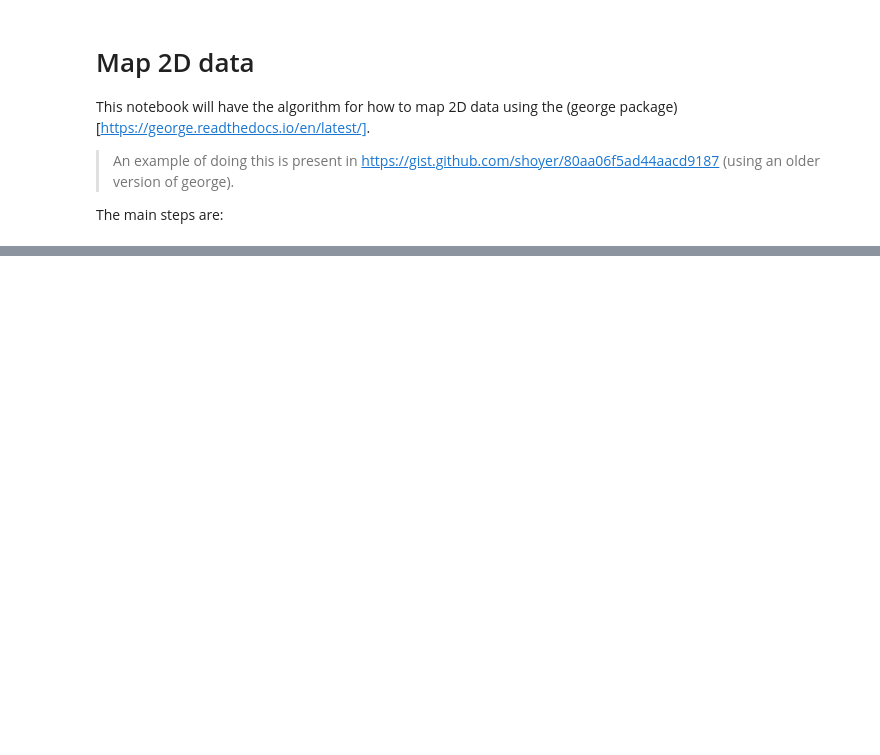
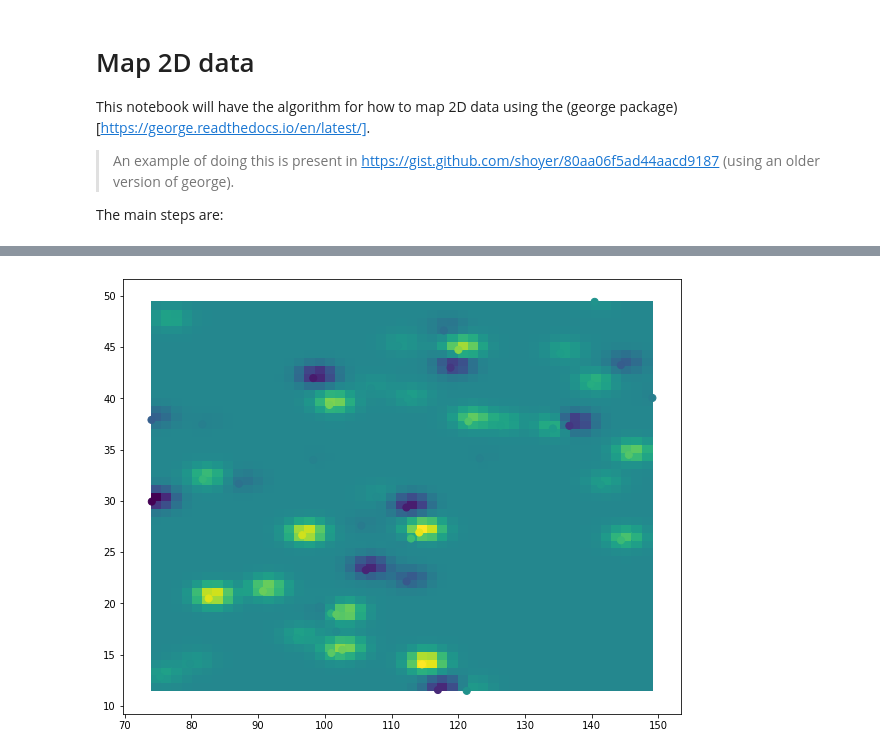
Before and after one commit to oceanhackweek/ohw20-proj-argo-mapping, a Jupyter notebook: notebook2-interpolate_2D_using_george-isabelle.ipynb, the cells around one changed output, grey strips where cells are left out. Drawn from its saved outputs; the diff is of its cells as text; code cells hidden in the pictures; blank space fills up the shorter version.

```diff
--- a/notebook2-interpolate_2D_using_george-isabelle.ipynb
+++ b/notebook2-interpolate_2D_using_george-isabelle.ipynb
@@ -15,3 +73,35 @@ The main steps are:
+# %%
+from sklearn.gaussian_process import GaussianProcessRegressor
+from sklearn.gaussian_process.kernels import RBF, ConstantKernel as C
+
+# Input space
+
+x1 = np.linspace(X[:,0].min(), X[:,0].max()) #p
+x2 = np.linspace(X[:,1].min(), X[:,1].max()) #q
+x = (np.array([x1, x2])).T
+
+y = temp
+
+kernel = C(1.0, (1e-3, 1e3)) * RBF([5,5], (1e-2, 1e2))
+gp = GaussianProcessRegressor(kernel=kernel, n_restarts_optimizer=15)
+
+gp.fit(X, y)
+
+x1x2 = np.array(list(product(x1, x2)))
+y_pred, MSE = gp.predict(x1x2, return_std=True)
+
+X0p, X1p = x1x2[:,0].reshape(50,50), x1x2[:,1].reshape(50,50)
+Zp = np.reshape(y_pred,(50,50))
+
+fig = plt.figure(figsize=(10,8))
+ax = fig.add_subplot(111)
+ax.pcolormesh(X0p, X1p, Zp)
+
+ax.scatter(lon,lat,s=50,c=temp)
+
+plt.show()
+# %% [output]
+[figure, added]
 # %%
 #2 Use george to model this as a GP
 #  -- Decide which kernel to use
```
Also changed, not shown: parts of 32 cells of this notebook.
